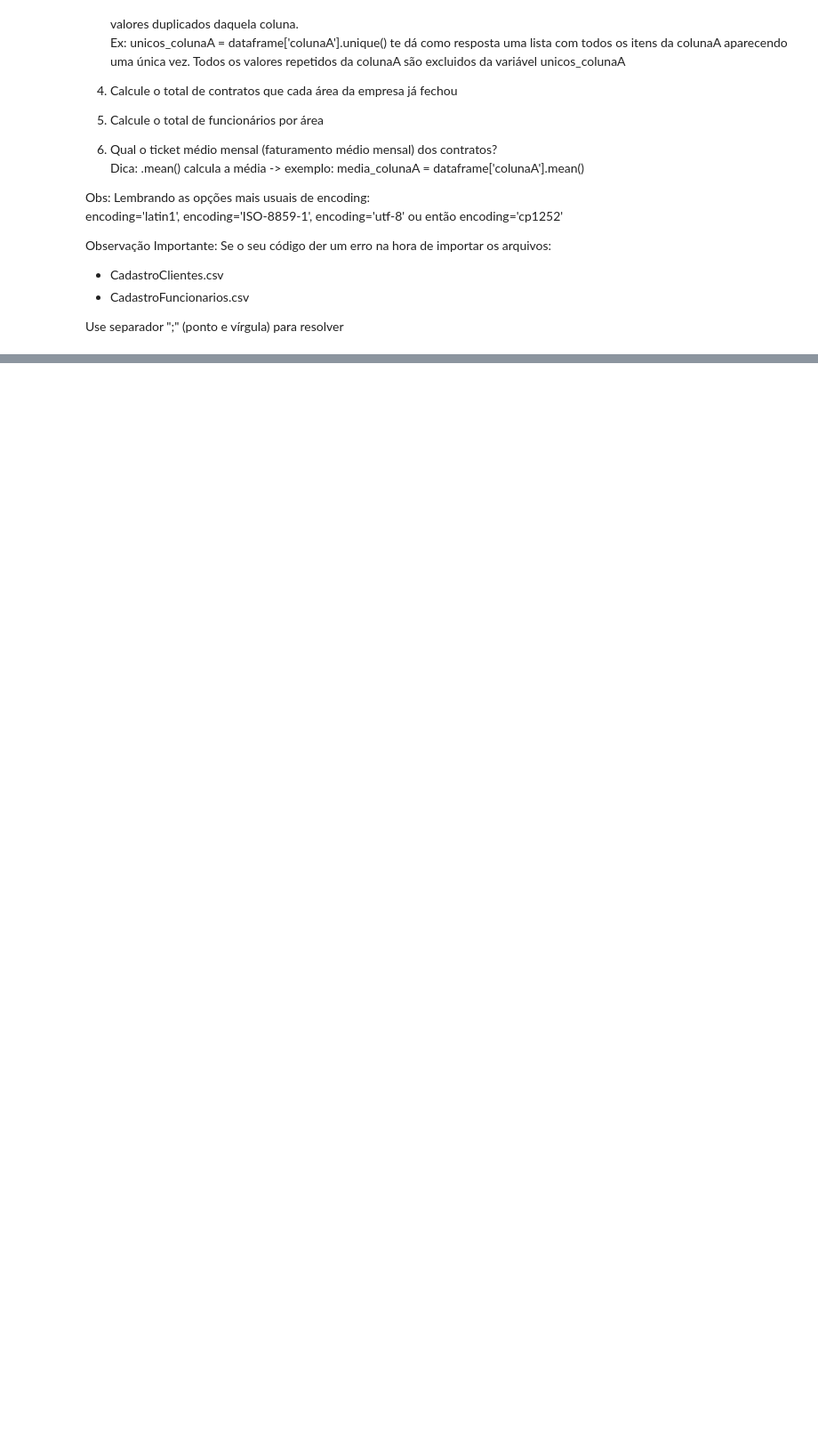
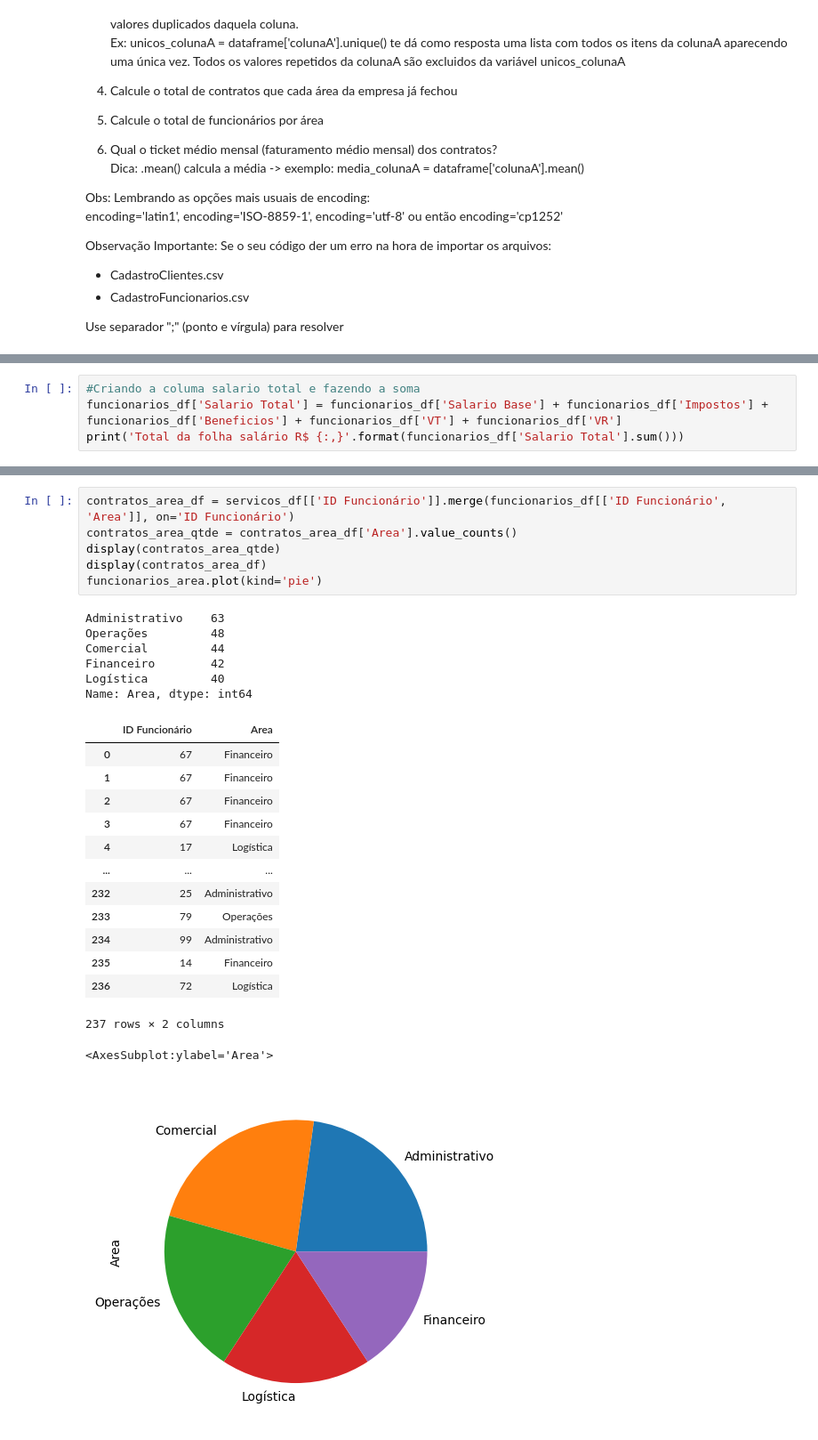
Before and after one commit to thiarly/impressionador-python-course, a Jupyter notebook: 19 - Análise de Dados com Pandas + Integração Python e Excel/18.13 Exercícios Pandas.ipynb, the cells around one changed output, grey strips where cells are left out. Shown at 89% size. Cells and saved outputs as stored; diff of their text form; blank space fills up the shorter version.

```diff
--- a/19 - Análise de Dados com Pandas + Integração Python e Excel/18.13 Exercícios Pandas.ipynb
+++ b/19 - Análise de Dados com Pandas + Integração Python e Excel/18.13 Exercícios Pandas.ipynb
@@ -72,0 +112,4 @@ display(funcionarios_df)
+# %%
+#Criando a columa salario total e fazendo a soma
+funcionarios_df['Salario Total'] = funcionarios_df['Salario Base'] + funcionarios_df['Impostos'] + funcionarios_df['Beneficios'] + funcionarios_df['VT'] + funcionarios_df['VR']
+print('Total da folha salário R$ {:,}'.format(funcionarios_df['Salario Total'].sum()))
@@ -72,0 +139,28 @@ display(funcionarios_df)
+# %%
+contratos_area_df = servicos_df[['ID Funcionário']].merge(funcionarios_df[['ID Funcionário', 'Area']], on='ID Funcionário')
+contratos_area_qtde = contratos_area_df['Area'].value_counts()
+display(contratos_area_qtde)
+display(contratos_area_df)
+funcionarios_area.plot(kind='pie')
+# %% [output]
+Administrativo    63
+Operações         48
+Comercial         44
+Financeiro        42
+Logística         40
+Name: Area, dtype: int64
+|  | ID Funcionário | Area |
+| 0 | 67 | Financeiro |
+| 1 | 67 | Financeiro |
+| 2 | 67 | Financeiro |
+| 3 | 67 | Financeiro |
+| 4 | 17 | Logística |
+| ... | ... | ... |
+| 232 | 25 | Administrativo |
+| 233 | 79 | Operações |
+| 234 | 99 | Administrativo |
+| 235 | 14 | Financeiro |
+| 236 | 72 | Logística |
+237 rows × 2 columns
+<AxesSubplot:ylabel='Area'>
+[figure, added]
```
Also changed, not shown: parts of 13 cells of this notebook, 1 other file.
